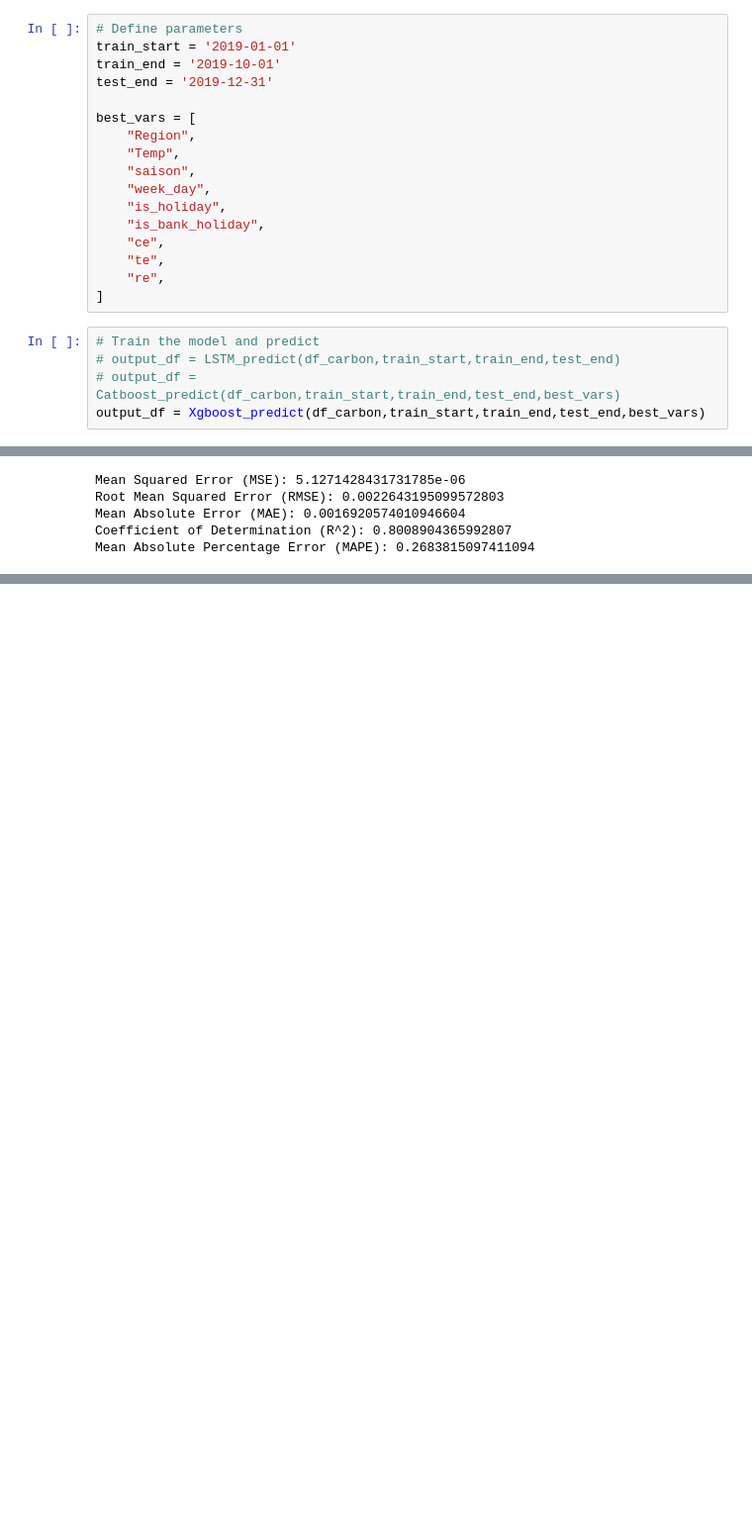
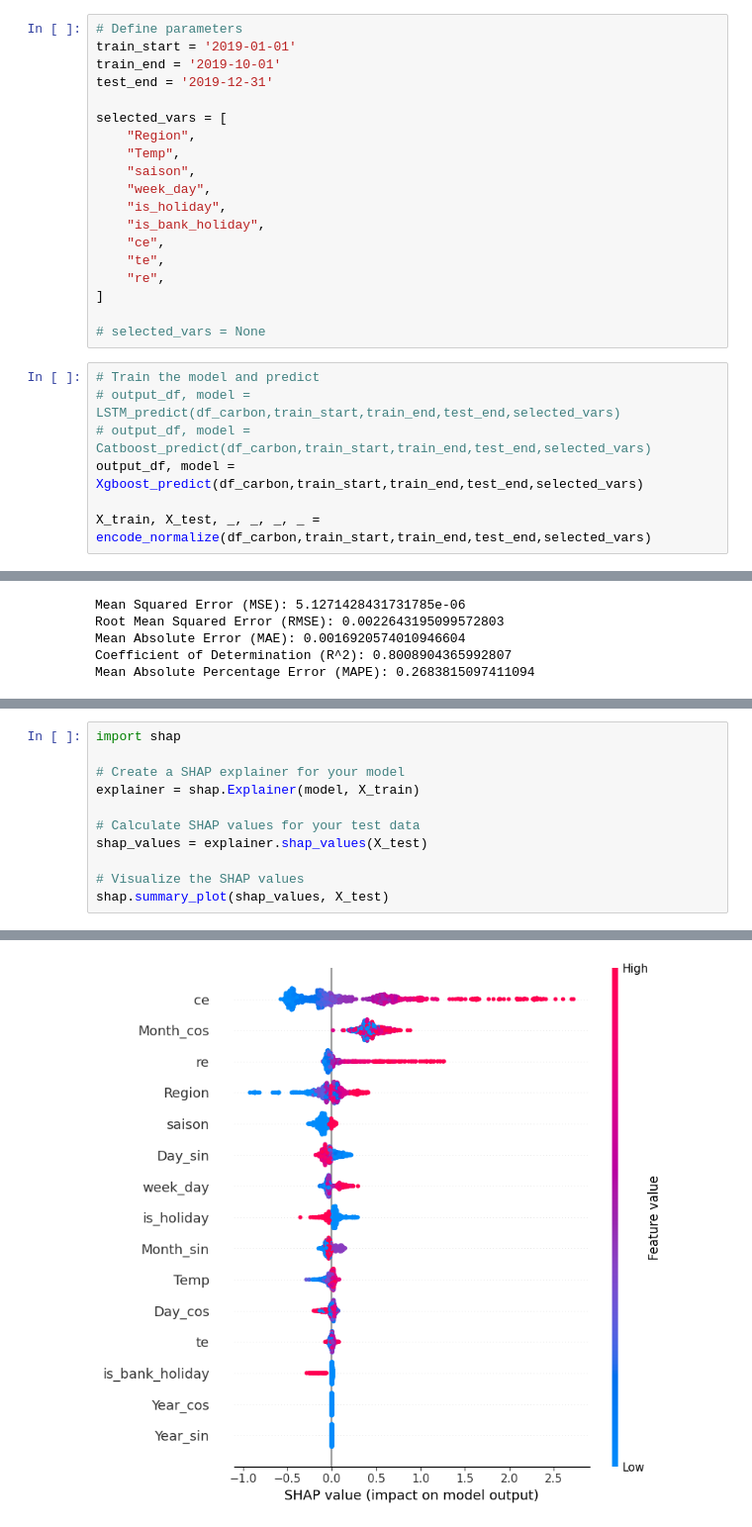
Before and after one commit to sami6mz/EnergyDisaggregation, a Jupyter notebook: carbon_models_demo.ipynb, the cells around one changed output, grey strips where cells are left out. Shown: that part at 99% size. Drawn from its saved outputs; the diff is of its cells as text; blank space fills up the shorter version.

Commit message:
added shap visualization

```diff
--- a/carbon_models_demo.ipynb
+++ b/carbon_models_demo.ipynb
@@ -19,7 +21,7 @@ train_start = '2019-01-01'
 train_end = '2019-10-01'
 test_end = '2019-12-31'
 
-best_vars = [
+selected_vars = [
     "Region",
     "Temp",
     "saison",
@@ -30,11 +32,15 @@ best_vars = [
     "te",
     "re",
 ]
+
+# selected_vars = None
 # %%
 # Train the model and predict
-# output_df = LSTM_predict(df_carbon,train_start,train_end,test_end)
-# output_df = Catboost_predict(df_carbon,train_start,train_end,test_end,best_vars)
-output_df = Xgboost_predict(df_carbon,train_start,train_end,test_end,best_vars)
+# output_df, model = LSTM_predict(df_carbon,train_start,train_end,test_end,selected_vars)
+# output_df, model = Catboost_predict(df_carbon,train_start,train_end,test_end,selected_vars)
+output_df, model = Xgboost_predict(df_carbon,train_start,train_end,test_end,selected_vars)
+
+X_train, X_test, _, _, _, _ = encode_normalize(df_carbon,train_start,train_end,test_end,selected_vars)
 # %%
 output_df
 # %% [output]
@@ -99,0 +108,12 @@ Mean Absolute Percentage Error (MAPE): 0.2683815097411094
+# %%
+import shap
+
+# Create a SHAP explainer for your model
+explainer = shap.Explainer(model, X_train)
+
+# Calculate SHAP values for your test data
+shap_values = explainer.shap_values(X_test)
+
+# Visualize the SHAP values
+shap.summary_plot(shap_values, X_test)
+# %% [output]
@@ -99,0 +121 @@ Mean Absolute Percentage Error (MAPE): 0.2683815097411094
+[figure, added]
```
Also changed, not shown: parts of 3 cells of this notebook, 1 other file.
